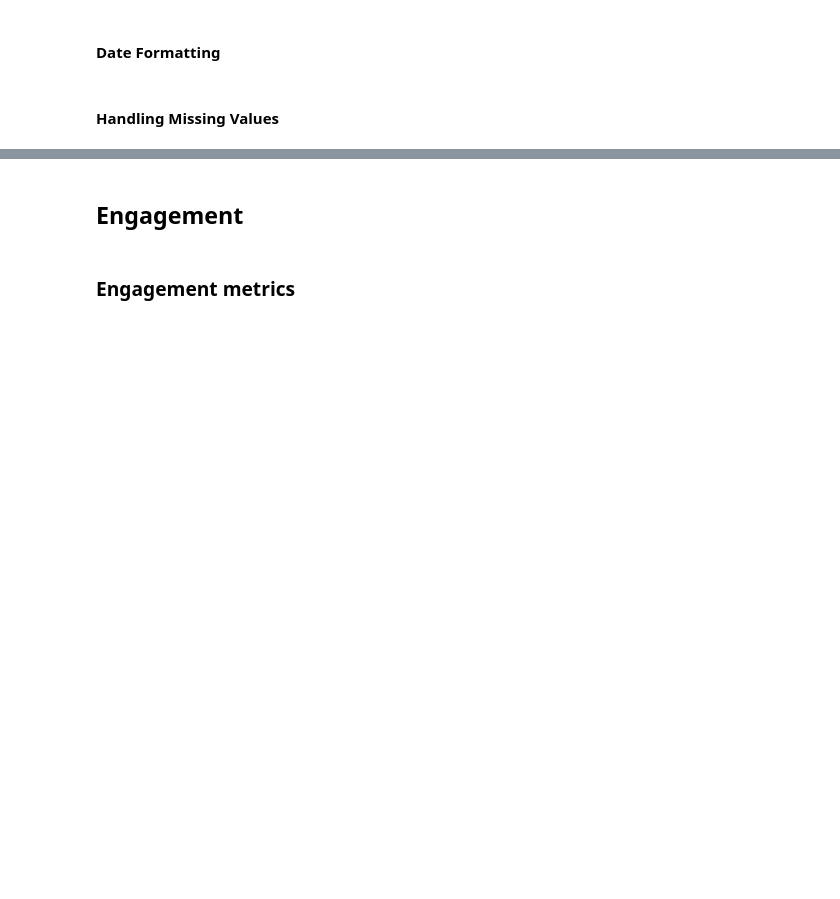
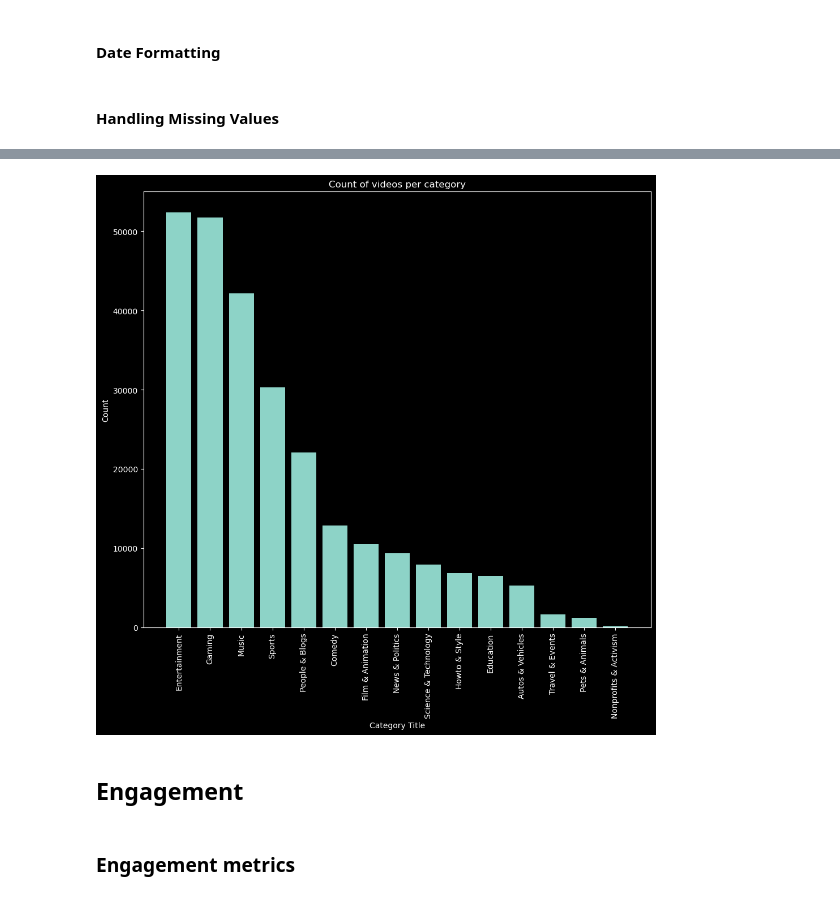
Before and after one commit to seszele64/Youtube-sentiment-analysis-project, a Jupyter notebook: 1. data.ipynb, the cells around one changed output, grey strips where cells are left out. Drawn from its saved outputs; the diff is of its cells as text; code cells hidden in the pictures; blank space fills up the shorter version.

```diff
--- a/1. data.ipynb
+++ b/1. data.ipynb
@@ -110,0 +138,8 @@ from chart_defaults import *
+# %%
+category_json_df = spark.read.option("multiline", "true").json("data/US_category_id.json")
+
+category_df = category_json_df.select(explode("items").alias("category_item"))
+category_df = category_df.select(
+    col("category_item.id").alias("categoryId"),
+    col("category_item.snippet.title").alias("categoryTitle")
+)
@@ -110,0 +148,2 @@ from chart_defaults import *
+# %%
+df = df.withColumn("categoryId", col("categoryId").cast("string"))
@@ -110,0 +152,6 @@ from chart_defaults import *
+# %%
+# Perform the join
+df = df.join(category_df, on="categoryId", how="left")
+
+# Show some results to verify the join worked as expected
+df.select("video_id", "title", "categoryTitle").show(5)
@@ -111,3 +169,32 @@ from chart_defaults import *
+# %%
+
+import matplotlib.pyplot as plt
+
+plt.style.use('dark_background')
+
+category_counts = df.groupBy("categoryId").count().toPandas()
+
+# sort the x-axis labels by count
+category_counts = category_counts.sort_values("count", ascending=False)
+
+# xaxis labels should be category titles
+category_titles = df.select("categoryId", "categoryTitle").distinct().toPandas()
+category_titles = category_titles.set_index("categoryId")
+
+category_counts["categoryTitle"] = category_counts["categoryId"].apply(lambda x: category_titles.loc[x]["categoryTitle"])
+
+plt.figure(figsize=(10, 10))
+plt.bar(category_counts["categoryTitle"], category_counts["count"])
+plt.xlabel("Category Title")
+plt.ylabel("Count")
+plt.title("Count of videos per category")
+
+
+plt.xticks(rotation=90)
+plt.tight_layout()
+plt.show()
+# %% [output]
+[figure, added]
 # %% [markdown]
 ## Engagement
 # %% [markdown]
```
Also changed, not shown: parts of 38 cells of this notebook.
